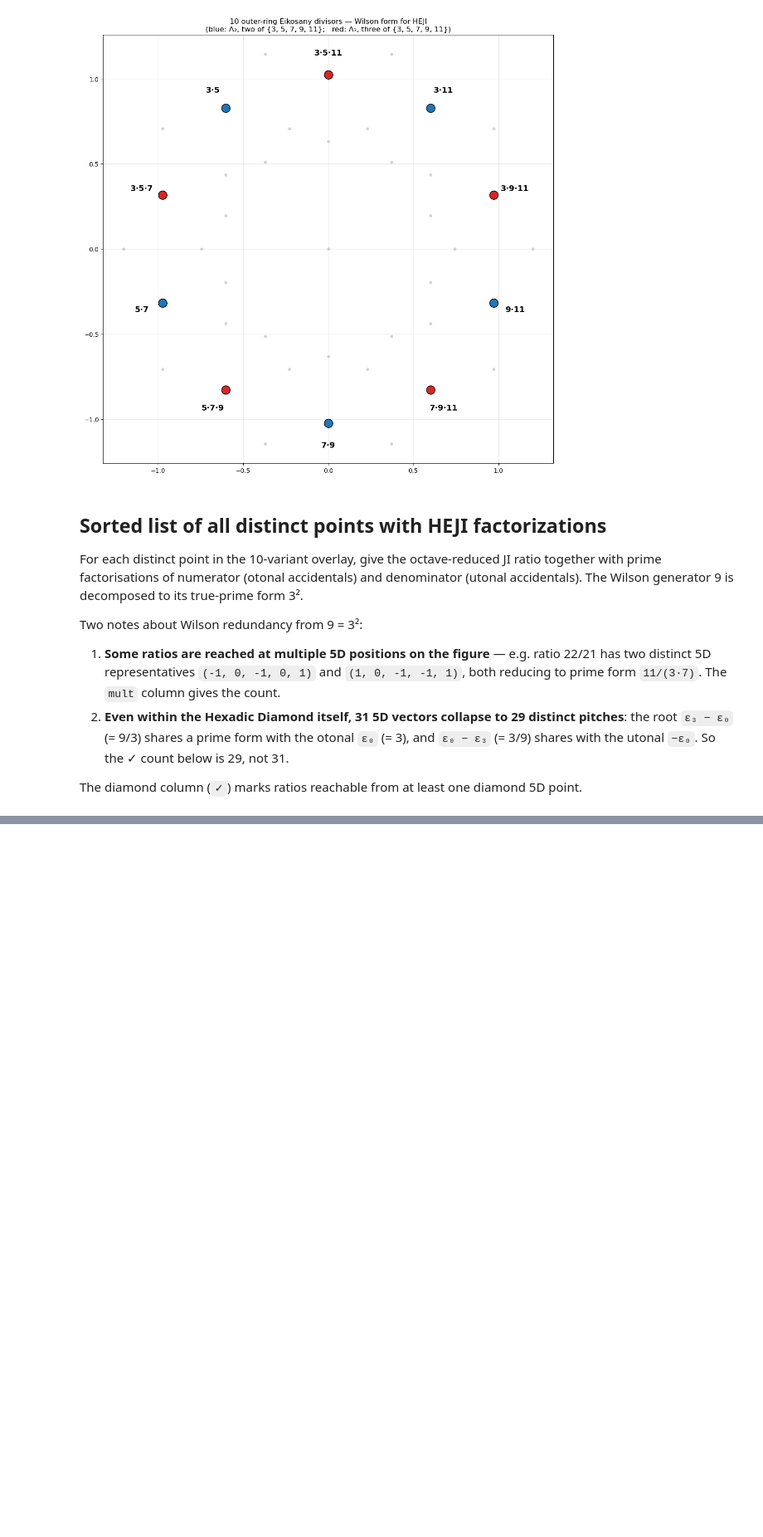
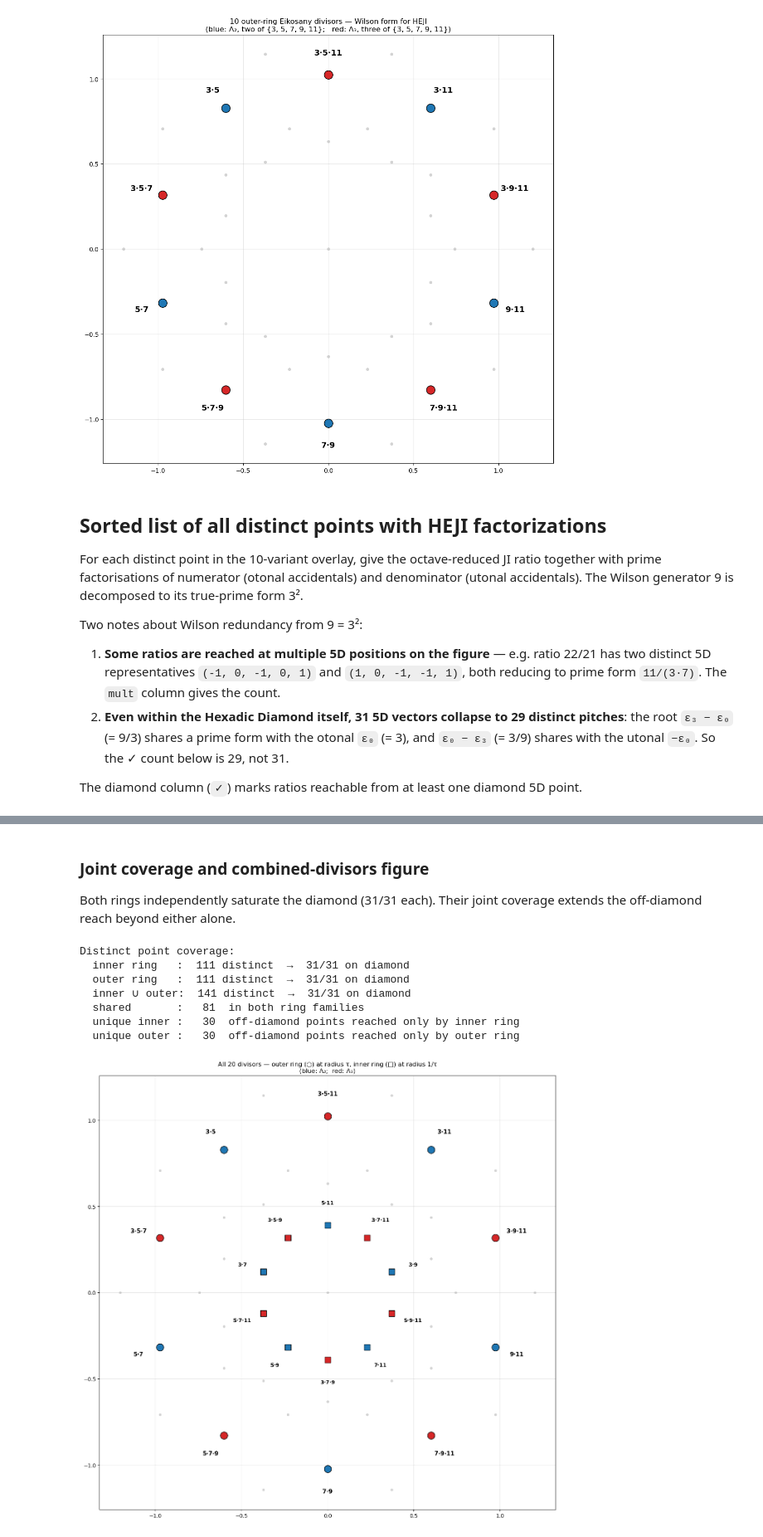
Before and after one commit to armandjbeaudoin/JI_tiling, a Jupyter notebook: notebooks/eikosany_diamond_coxeter.ipynb, the cells around one changed output, grey strips where cells are left out. Shown at 83% size. Cells and saved outputs as stored; diff of their text form; code cells hidden in the pictures; blank space fills up the shorter version.

```diff
--- a/notebooks/eikosany_diamond_coxeter.ipynb
+++ b/notebooks/eikosany_diamond_coxeter.ipynb
@@ -413,0 +570,71 @@ print(f'Distinct 5D positions    : {len(distinct)}'
+# %% [markdown]
+### Joint coverage and combined-divisors figure
+
+Both rings independently saturate the diamond (31/31 each). Their joint coverage extends the off-diamond reach beyond either alone.
+# %%
+inner_pts = set()
+for D in inner_ring_divisors:
+    for q in eikosany_5D - D:
+        inner_pts.add(tuple(int(x) for x in q))
+
+outer_pts = set()
+for D in outer_ring_divisors:
+    for q in eikosany_5D - D:
+        outer_pts.add(tuple(int(x) for x in q))
+
+joint_pts = inner_pts | outer_pts
+
+print('Distinct point coverage:')
+print(f'  inner ring   : {len(inner_pts):4d} distinct  →  {len(inner_pts & diamond_set)}/{len(diamond_set)} on diamond')
+print(f'  outer ring   : {len(outer_pts):4d} distinct  →  {len(outer_pts & diamond_set)}/{len(diamond_set)} on diamond')
+print(f'  inner ∪ outer: {len(joint_pts):4d} distinct  →  {len(joint_pts & diamond_set)}/{len(diamond_set)} on diamond')
+print(f'  shared       : {len(inner_pts & outer_pts):4d}  in both ring families')
+print(f'  unique inner : {len(inner_pts - outer_pts):4d}  off-diamond points reached only by inner ring')
+print(f'  unique outer : {len(outer_pts - inner_pts):4d}  off-diamond points reached only by outer ring')
+
+# Combined plot: outer-ring (○) and inner-ring (□) divisors, Wilson labels
+fig, ax = plt.subplots(figsize=(13, 13))
+
+xy_d = (proj @ diamond_5D.T).T
+xD_, yD_ = -xy_d[:, 1], xy_d[:, 0]
+ax.plot(xD_, yD_, '.', color='lightgrey', markersize=8, zorder=0)
+
+# Outer-ring divisors: circles, labels outward
+xy_o = (proj @ outer_ring_divisors.T).T
+xo_, yo_ = -xy_o[:, 1], xy_o[:, 0]
+for x, y, v in zip(xo_, yo_, outer_ring_divisors):
+    color = 'tab:blue' if int(v.sum()) == 2 else 'tab:red'
+    ax.plot(x, y, 'o', markerfacecolor=color, markeredgecolor='black',
+            markersize=14, zorder=2)
+    rho = float(np.sqrt(x**2 + y**2))
+    dx, dy = x / rho * 0.13, y / rho * 0.13
+    ax.text(x + dx, y + dy, wilson_form(v),
+            fontsize=11, ha='center', va='center', fontweight='bold')
+
+# Inner-ring divisors: squares, labels outward
+xy_i = (proj @ inner_ring_divisors.T).T
+xi_, yi_ = -xy_i[:, 1], xy_i[:, 0]
+for x, y, v in zip(xi_, yi_, inner_ring_divisors):
+    color = 'tab:blue' if int(v.sum()) == 2 else 'tab:red'
+    ax.plot(x, y, 's', markerfacecolor=color, markeredgecolor='black',
+            markersize=12, zorder=2)
+    rho = float(np.sqrt(x**2 + y**2))
+    dx, dy = x / rho * 0.13, y / rho * 0.13
+    ax.text(x + dx, y + dy, wilson_form(v),
+            fontsize=10, ha='center', va='center', fontweight='bold')
+
+ax.set_aspect('equal')
+ax.grid(True, alpha=0.3)
+ax.set_title('All 20 divisors — outer ring (○) at radius τ, inner ring (□) at radius 1/τ\n'
+             '(blue: Λ₂;  red: Λ₃)')
+plt.tight_layout()
+plt.show()
+# %% [output]
+Distinct point coverage:
+  inner ring   :  111 distinct  →  31/31 on diamond
+  outer ring   :  111 distinct  →  31/31 on diamond
+  inner ∪ outer:  141 distinct  →  31/31 on diamond
+  shared       :   81  in both ring families
+  unique inner :   30  off-diamond points reached only by inner ring
+  unique outer :   30  off-diamond points reached only by outer ring
+[figure, added]
```
Also changed, not shown: parts of 9 cells of this notebook, 3 other files.
